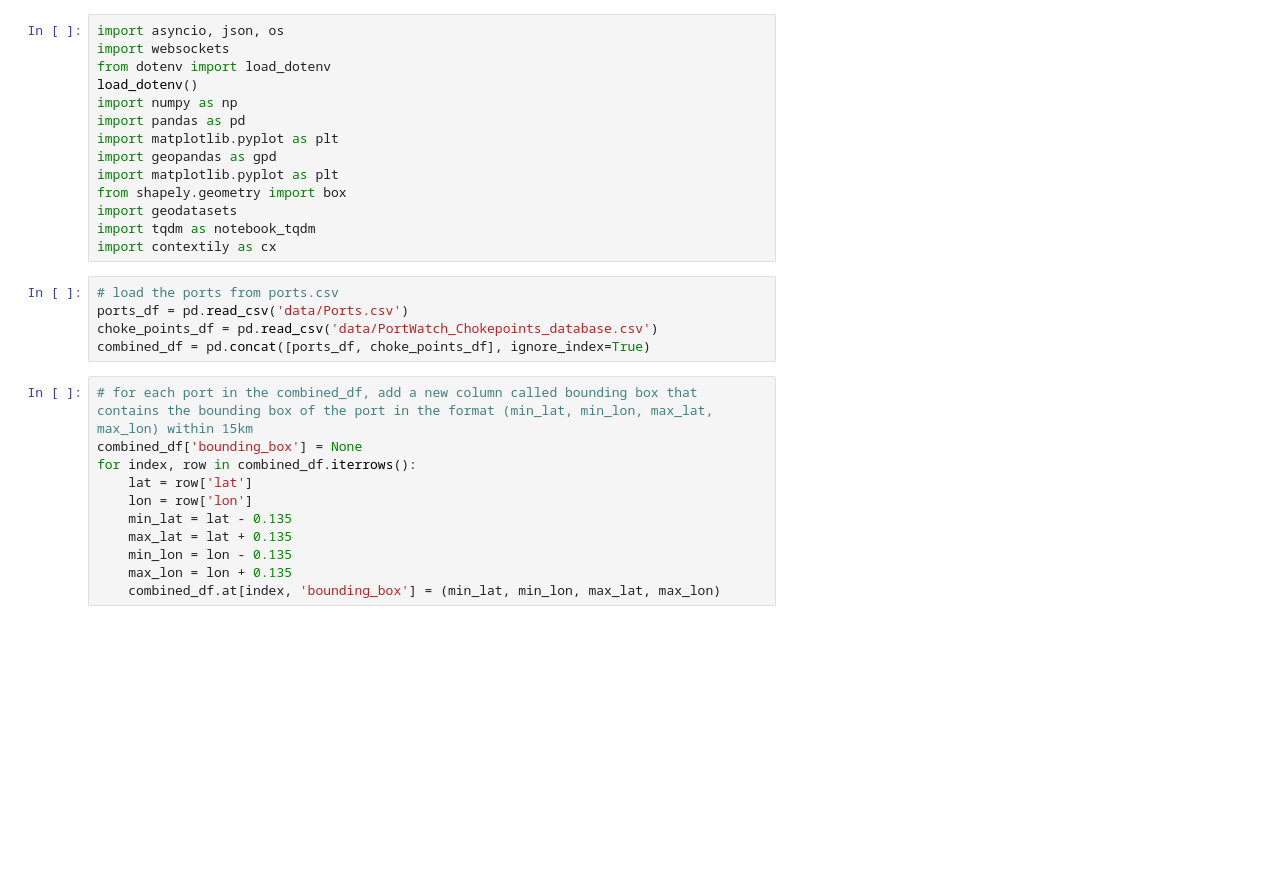
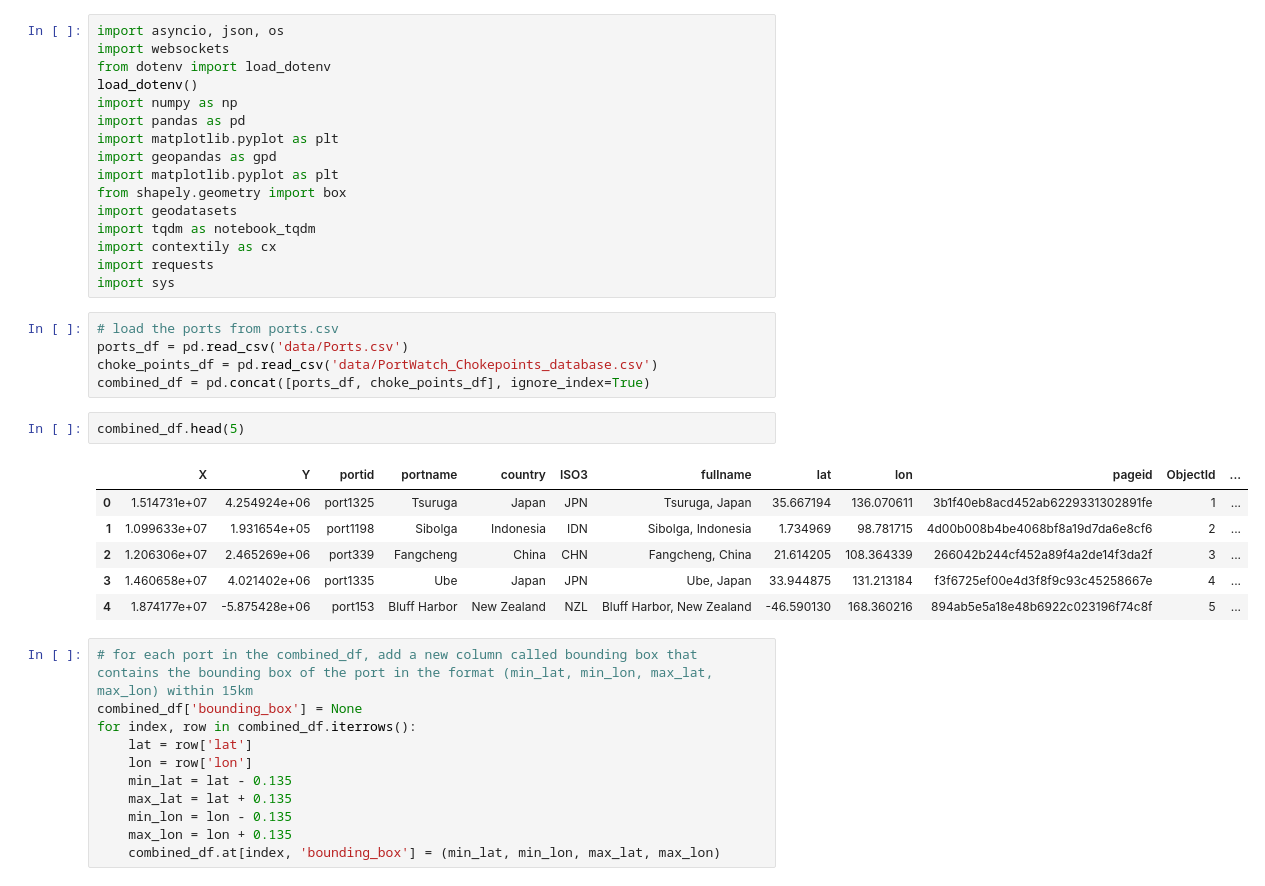
Before and after one commit to FranklineMisango/Portscope, a Jupyter notebook: ship_value_analysis.ipynb, the cells around one changed output. Drawn from its saved outputs; the diff is of its cells as text; blank space fills up the shorter version.

```diff
--- a/ship_value_analysis.ipynb
+++ b/ship_value_analysis.ipynb
@@ -12,11 +12,22 @@ from shapely.geometry import box
 import geodatasets
 import tqdm as notebook_tqdm
 import contextily as cx
+import requests
+import sys
 # %%
 # load the ports from ports.csv
 ports_df = pd.read_csv('data/Ports.csv')
 choke_points_df = pd.read_csv('data/PortWatch_Chokepoints_database.csv')
 combined_df = pd.concat([ports_df, choke_points_df], ignore_index=True)
+# %%
+combined_df.head(5)
+# %% [output]
+|  | X | Y | portid | portname | country | ISO3 | fullname | lat | lon | pageid | ObjectId | ... |
+| 0 | 1.514731e+07 | 4.254924e+06 | port1325 | Tsuruga | Japan | JPN | Tsuruga, Japan | 35.667194 | 136.070611 | 3b1f40eb8acd452ab6229331302891fe | 1 | ... |
+| 1 | 1.099633e+07 | 1.931654e+05 | port1198 | Sibolga | Indonesia | IDN | Sibolga, Indonesia | 1.734969 | 98.781715 | 4d00b008b4be4068bf8a19d7da6e8cf6 | 2 | ... |
+| 2 | 1.206306e+07 | 2.465269e+06 | port339 | Fangcheng | China | CHN | Fangcheng, China | 21.614205 | 108.364339 | 266042b244cf452a89f4a2de14f3da2f | 3 | ... |
+| 3 | 1.460658e+07 | 4.021402e+06 | port1335 | Ube | Japan | JPN | Ube, Japan | 33.944875 | 131.213184 | f3f6725ef00e4d3f8f9c93c45258667e | 4 | ... |
+| 4 | 1.874177e+07 | -5.875428e+06 | port153 | Bluff Harbor | New Zealand | NZL | Bluff Harbor, New Zealand | -46.590130 | 168.360216 | 894ab5e5a18e48b6922c023196f74c8f | 5 | ... |
 # %%
 # for each port in the combined_df, add a new column called bounding box that contains the bounding box of the port in the format (min_lat, min_lon, max_lat, max_lon) within 15km
 combined_df['bounding_box'] = None
```
Also changed, not shown: parts of 17 cells of this notebook.
